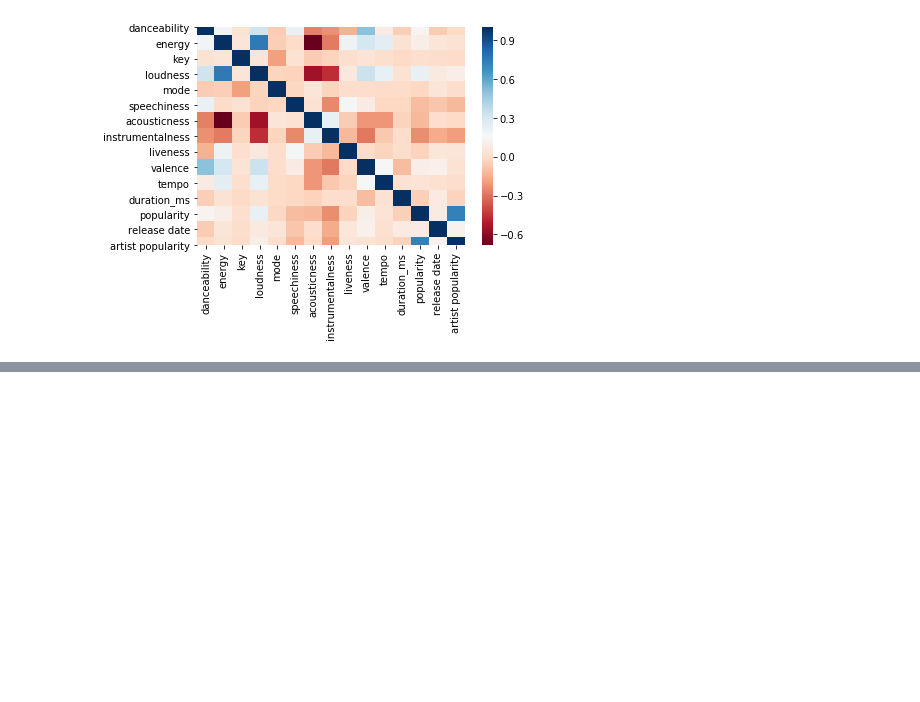
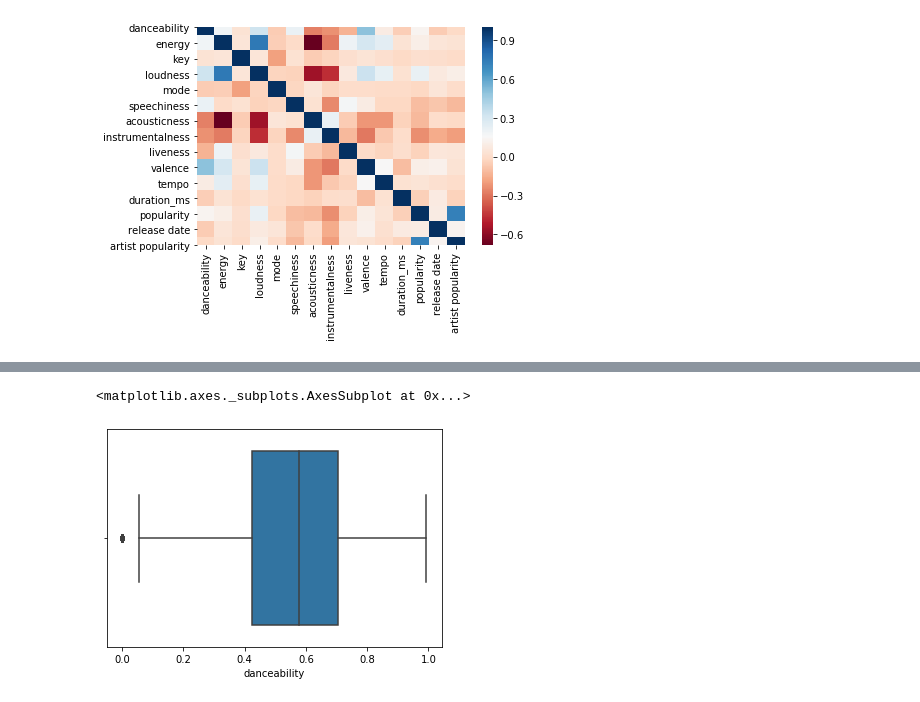
Before and after one commit to sam-zlota/DS3000-Final-Project, a Jupyter notebook: Data Exploration.ipynb, the cells around one changed output, grey strips where cells are left out. Saved outputs shown, nothing was run; the diff lists cells and outputs as text; code cells hidden in the pictures; blank space fills up the shorter version.

```diff
--- a/Data Exploration.ipynb
+++ b/Data Exploration.ipynb
@@ -171,0 +107,5 @@ aggrnyl', 'agsunset', 'algae', 'amp', 'armyrose', 'balance',
+# %%
+sns.boxplot(df["danceability"])
+# %% [output]
+<matplotlib.axes._subplots.AxesSubplot at 0x...>
+[figure, added]
```
Also changed, not shown: parts of 22 cells of this notebook.
